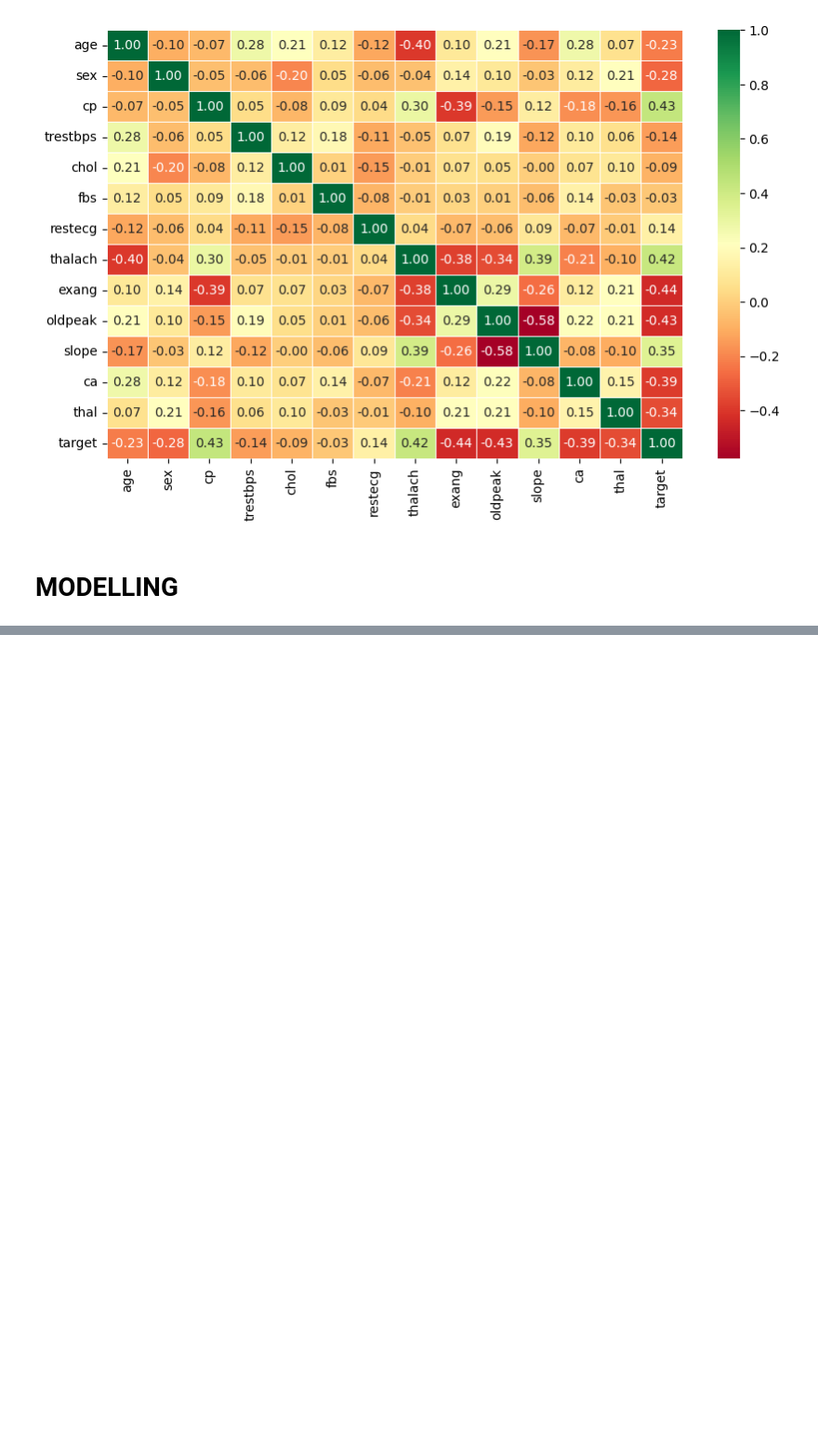
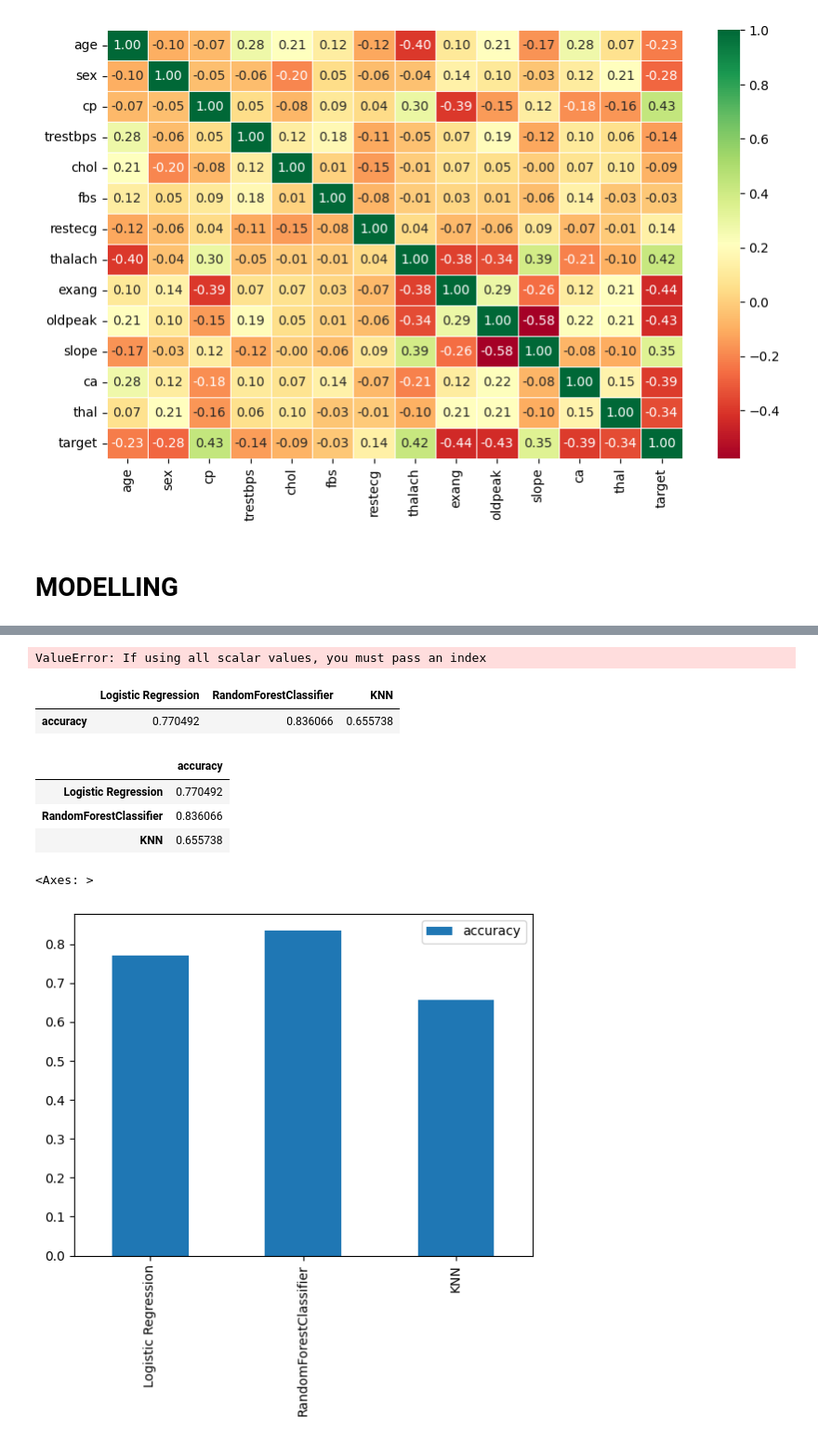
Before and after one commit to Augah2001/Heart-Disease-prediction, a Jupyter notebook: MILESTONE 1.ipynb, the cells around one changed output, grey strips where cells are left out. Shown at 93% size. Cells and saved outputs as stored; diff of their text form; code cells hidden in the pictures; blank space fills up the shorter version.

Commit message:
choosing model and experimenting model

```diff
--- a/MILESTONE 1.ipynb
+++ b/MILESTONE 1.ipynb
@@ -311,0 +322,26 @@ X_train
+# %%
+
+def fit_and_score(models, X_train, X_test, Y_train, Y_test):
+    """
+
+    Fits and scores the model
+    models: a dict of scikit-learn models to be used
+    X_train: Training data(no labels)
+    X_test: Testing data (no labels)
+    Y_train: Training labels
+    Y_test: Testing labels
+    """
+
+    np.random.seed()
+    model_scores ={}
+    for name, model in models.items():
+
+        model.fit(X_train, Y_train)
+
+        model_scores[name] = model.score(X_test, Y_test)
+
+    return model_scores
+# %%
+models = {"Logistic Regression": LogisticRegression(), "RandomForestClassifier": RandomForestClassifier(), "KNN": KNeighborsClassifier() }
+# %%
+model_scores = fit_and_score(models,X_train, X_test, Y_train, Y_test)
@@ -311,0 +356,23 @@ X_train
+# %%
+compare_models =  pd.DataFrame(model_scores)
+# %% [output]
+ValueError: If using all scalar values, you must pass an index
+# %%
+compare_models = pd.DataFrame(model_scores, index= ["accuracy"] )
+# %%
+compare_models
+# %% [output]
+|  | Logistic Regression | RandomForestClassifier | KNN |
+| accuracy | 0.770492 | 0.836066 | 0.655738 |
+# %%
+compare_models.T
+# %% [output]
+|  | accuracy |
+| Logistic Regression | 0.770492 |
+| RandomForestClassifier | 0.836066 |
+| KNN | 0.655738 |
+# %%
+compare_models.T.plot.bar()
+# %% [output]
+<Axes: >
+[figure, added]
```
Also changed, not shown: parts of 4 cells of this notebook, 1 other file.
